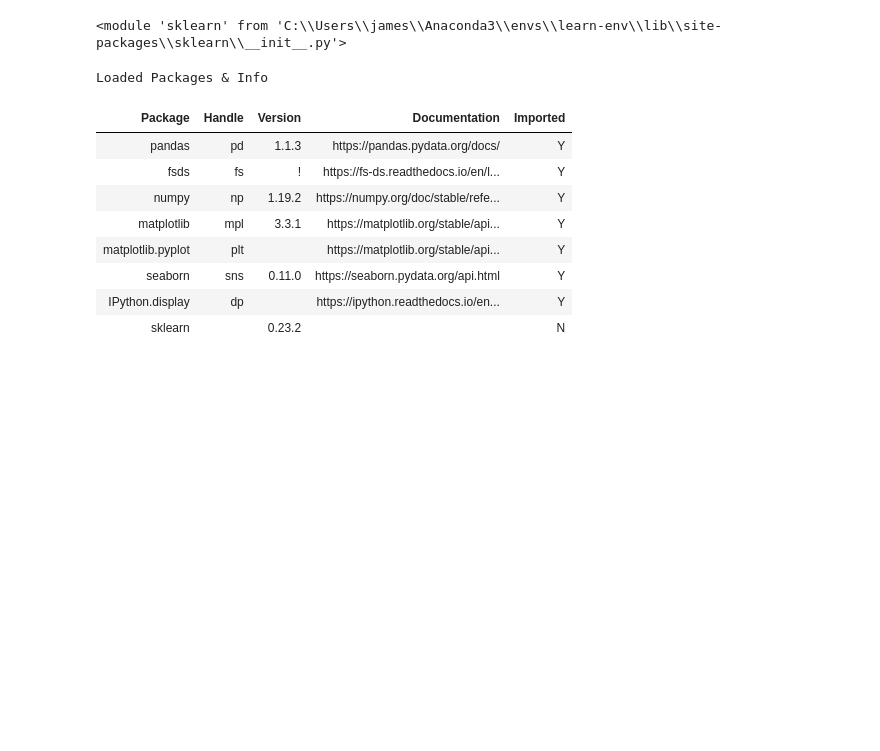
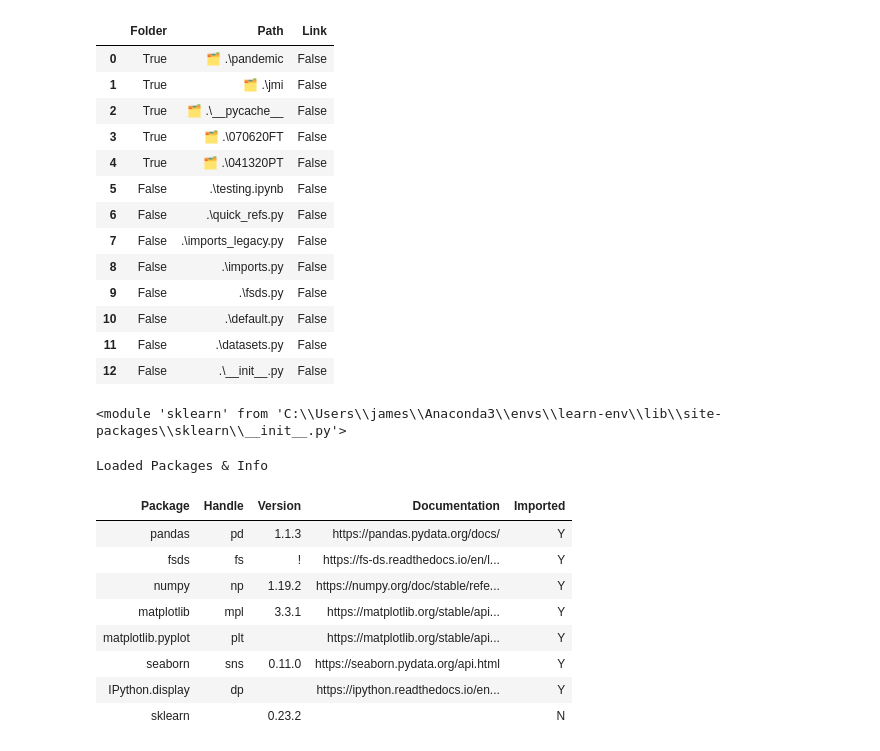
Before and after one commit to jirvingphd/fsds, a Jupyter notebook: fsds/testing.ipynb, the cells around one changed output. Saved outputs shown, nothing was run; the diff lists cells and outputs as text; code cells hidden in the pictures; blank space fills up the shorter version.

Commit message:
updated get_filepath_info

```diff
--- a/fsds/testing.ipynb
+++ b/fsds/testing.ipynb
@@ -25,3 +39,20 @@ df.get_filepath_info(return_df=True)
+# %%
+df.get_filepath_info(return_df=True,check_links=True)
+# %% [output]
+|  | Folder | Path | Link |
+| 0 | True | 🗂 .\pandemic | False |
+| 1 | True | 🗂 .\jmi | False |
+| 2 | True | 🗂 .\__pycache__ | False |
+| 3 | True | 🗂 .\070620FT | False |
+| 4 | True | 🗂 .\041320PT | False |
+| 5 | False | .\testing.ipynb | False |
+| 6 | False | .\quick_refs.py | False |
+| 7 | False | .\imports_legacy.py | False |
+| 8 | False | .\imports.py | False |
+| 9 | False | .\fsds.py | False |
+| 10 | False | .\default.py | False |
+| 11 | False | .\datasets.py | False |
+| 12 | False | .\__init__.py | False |
 # %%
 ## 10/07/21 TEst
 def get_filepath_info(folder="./",search_q= "*",return_df=False):
```
Also changed, not shown: parts of 4 cells of this notebook, 1 other file.
